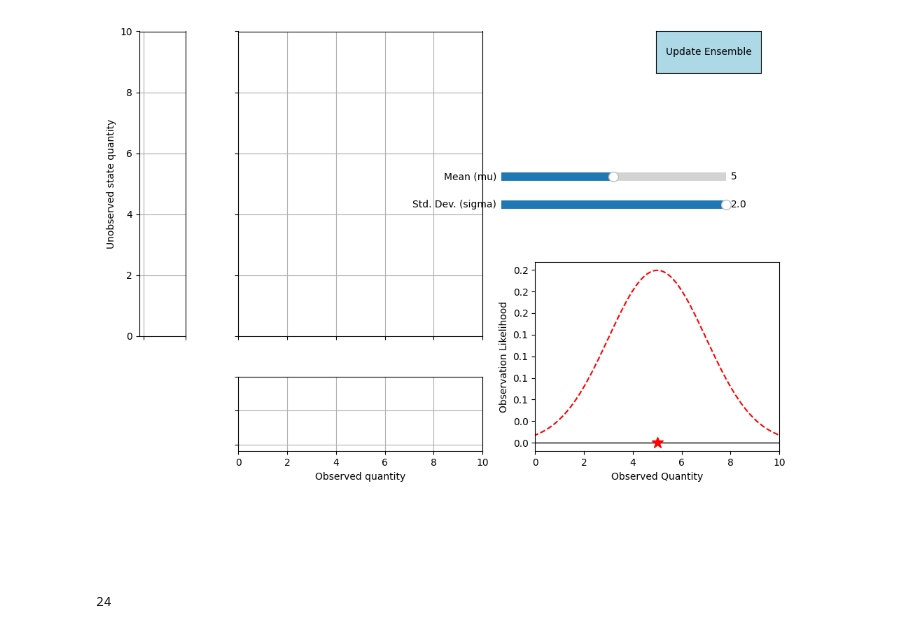
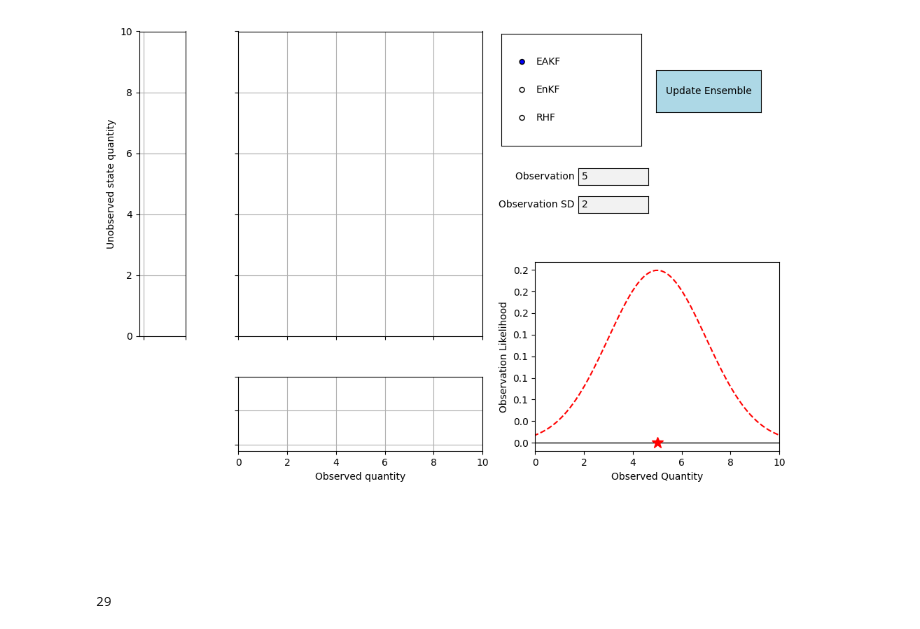
Before and after one commit to hkershaw-brown/pyDARTLAB, a Jupyter notebook: layout_gridspec.ipynb, the cells around one changed output. Saved outputs shown, nothing was run; the diff lists cells and outputs as text; code cells hidden in the pictures.

Commit message:
eakf increments
choice not implemented

```diff
--- a/layout_gridspec.ipynb
+++ b/layout_gridspec.ipynb
@@ -2,7 +2,8 @@
 import matplotlib.pyplot as plt
 import matplotlib.gridspec as gridspec
 from matplotlib.widgets import Button
-from matplotlib.widgets import Slider
+from matplotlib.widgets import TextBox
+from matplotlib.widgets import RadioButtons
 import numpy as np
 from matplotlib.ticker import FuncFormatter
 %matplotlib widget
@@ -23,6 +24,8 @@ ax5 = fig.add_subplot(gs[2:4, 4:7]) # Marginal Distristribution of observation
 ax5_position = ax5.get_position()
 mu_intial = 5
 sigma_initial = 2
+mu = mu_intial
+sigma = sigma_initial
 
 # Customize each subplot
 ax1.grid(True)
@@ -34,26 +37,47 @@ ax1.set_yticklabels([])
 ax2.set_xlabel('Observed quantity')
 ax2.grid(True)
 
-slider_ax1 = plt.axes([ax5_position.x0+0.1, 0.7, ax5_position.width, 0.03])  # Adjust bottom as needed
-slider_ax2 = plt.axes([ax5_position.x0+0.1, 0.65, ax5_position.width, 0.03])  # Adjust bottom as needed
-# Creating sliders
-mu_slider = Slider(slider_ax1, 'Mean (mu)', 0.0, 10.0, valinit=mu_intial)
-sigma_slider = Slider(slider_ax2, 'Std. Dev. (sigma)', 0.1, 2.0, valinit=sigma_initial)
+# Adjust the position of the text boxes if necessary
+mu_textbox_ax = plt.axes([ax5_position.x0+0.11, 0.7, 0.1, 0.03])
+sigma_textbox_ax = plt.axes([ax5_position.x0+0.11, 0.65, 0.1, 0.03])
 
-# Define the update function
+mu_textbox = TextBox(mu_textbox_ax, 'Observation ', initial=str(mu_intial))
+sigma_textbox = TextBox(sigma_textbox_ax, 'Observation SD ', initial=str(sigma_initial))
+
+# Update the update function to read from the TextBoxes
 def update(val):
-    mu = mu_slider.val
-    sigma = sigma_slider.val
+    mu = float(mu_textbox.text)  # Convert text input to float
+    sigma = float(sigma_textbox.text)  # Convert text input to float
     ax5.clear()  # Clear the previous plot
     plot_observation(ax5, mu, sigma)  # Re-plot the observation with the new parameters
     plt.draw()  # Redraw the figure to reflect changes
 
-# Connect the update function to the sliders
-mu_slider.on_changed(update)
-sigma_slider.on_changed(update)
-
+# Connect the update function to the TextBoxes
+mu_textbox.on_submit(update)
+sigma_textbox.on_submit(update)
 ax3.set_ylabel('Unobserved state quantity')
 ax3.grid(True)
+
+radio_ax = plt.axes([ax5_position.x0, 0.77, 0.2, 0.2])  # [left, bottom, width, height]
+
+# Step 3: Create the RadioButtons widget
+radio = RadioButtons(radio_ax, ('EAKF', 'EnKF', 'RHF'))
+
+# Step 4: Define the event handler function
+def handle_radio(label):
+    if label == 'EAKF':
+        # Handle Option 1
+        print("EAKF selected")
+    elif label == 'EnKF':
+        # Handle Option 2
+        print("EnKF selected")
+    elif label == 'RHF':
+        # Handle Option 3
+        print("RHF selected")
+    plt.draw()  # Update the plot if necessary
+
+# Step 5: Connect the RadioButtons widget to the event handler
+radio.on_clicked(handle_radio)
 
 # Get the limits of ax1
 x_limits_ax1 = ax1.get_xlim()
@@ -99,7 +123,7 @@ def plot_observation(ax, mu, sigma):
 plot_observation(ax5, mu=mu_intial, sigma=sigma_initial)
 
 # Create a button axes
-button_ax = plt.axes([0.8, 0.9, 0.15, 0.075])  # Adjust the position and size as needed
+button_ax = plt.axes([0.8, 0.83, 0.15, 0.075])  # [left, bottom, width, height]
 button = Button(button_ax, 'Update Ensemble', color='lightblue', hovercolor='0.975')
 
 # Define the event handler
@@ -114,8 +138,8 @@ def update_ensemble(event):
     x_list, y_list = zip(*clicked_points)
 
     # Convert the tuples to lists
-    x_list = list(x_list)
-    y_list = list(y_list)
+    x_list = np.array(x_list)
+    y_list = np.array(y_list)
 
     # plot the best fit line
     # Calculate the best fit line parameters: slope (m) and intercept (b)
@@ -131,8 +155,17 @@ def update_ensemble(event):
     ax1.plot(x_line, y_line, 'g-', label='Best Fit Line')  # 'r-' for a red line
 
     # this is a stand in for the ensemble kalman filter update
-    updated_x = [x+0.5 for x in x_list]
     updated_y = [y+0.5 for y in y_list]
+
+    obs_increments, _ = obs_increment_eakf(np.array(x_list), mu, sigma**2)
+    print(obs_increments)
+    print(x_list)
+    updated_x = x_list + obs_increments
+    print(updated_x, type(updated_x))
+
+    covar = np.cov(x_list, y_list)
+    state_inc = obs_increments * covar[0, 1] / covar[0, 0]
+    updated_y = y_list + state_inc
 
     ax1.plot(updated_x, updated_y, 'b*')  # Plot the updated points
     z = [0.1] * len(updated_x)
@@ -148,36 +181,37 @@ def update_ensemble(event):
 
     # plot increment lines
     for i, _ in enumerate(updated_x):
+        ax1.plot([x_list[i], updated_x[i]], [y_list[i], updated_y[i]], 'b-')
         ax2.plot([x_list[i], updated_x[i]], [z_plot[i], z_plot[i]], 'b-')
         ax3.plot([z_plot[i], z_plot[i]], [y_list[i], updated_y[i]], 'b-')
         ax5.plot([x_list[i], updated_x[i]], [obs_z[i], obs_z[i]], 'b-')
 
     plt.draw()  # Redraw the figure to reflect changes
 
 # Connect the event handler
 button.on_clicked(update_ensemble)
 
 plt.tight_layout()
 plt.show()
 
 # Initialize an empty list to store the points
 clicked_points = []
 
 def on_click(event):
     # Check if the click was on ax1
     if event.inaxes == ax1:
         # Append the clicked point (xdata, ydata) to the list
         clicked_points.append((event.xdata, event.ydata))
         print(f"Clicked at x={event.xdata}, y={event.ydata}")
         # Plot the click coordinates on ax1
         ax1.plot(event.xdata, event.ydata, 'go')  # 'ro' plots a red dot
         ax2.plot(event.xdata, 0, 'g*')
         ax3.plot(0, event.ydata, 'g*')
         ax5.plot(event.xdata, 0, 'g*')
         plt.draw()  # Update the plot with the new point
 
 # Connect the event handler to the figure
 fig.canvas.mpl_connect('button_press_event', on_click)
 # %% [output]
-[figure, old version]
+[figure, new version]
-24
+29
```
Also changed, not shown: parts of 5 cells of this notebook.
